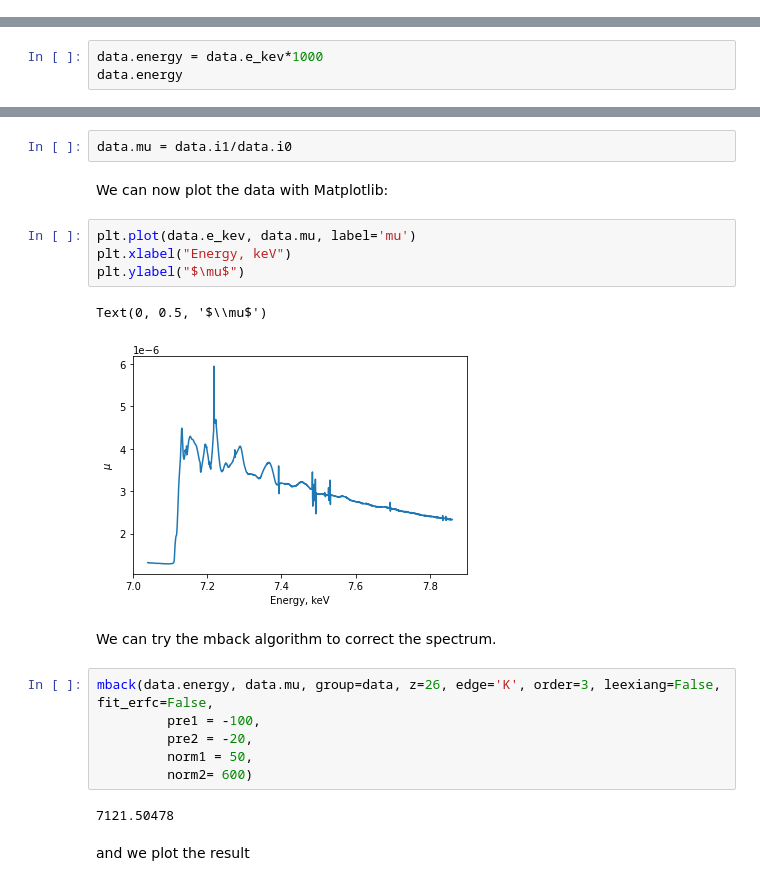
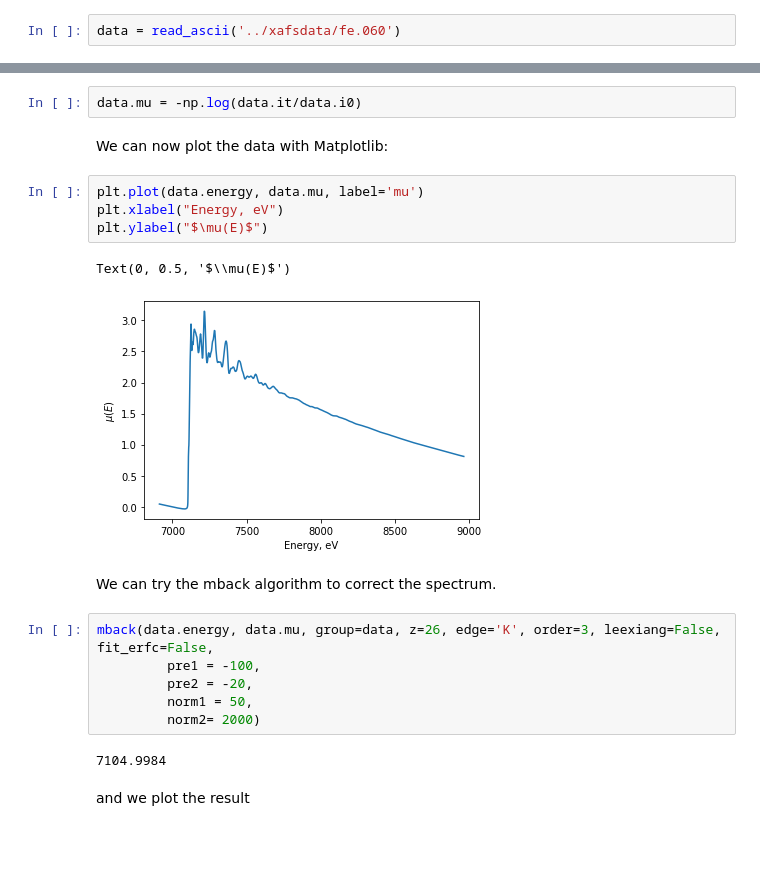
Before and after one commit to xraypy/xraylarch, a Jupyter notebook: examples/Jupyter/Fe-treatment.ipynb, the cells around one changed output, grey strips where cells are left out. Saved outputs shown, nothing was run; the diff lists cells and outputs as text; blank space fills up the shorter version.

Commit message:
modified notebook and data

```diff
--- a/examples/Jupyter/Fe-treatment.ipynb
+++ b/examples/Jupyter/Fe-treatment.ipynb
@@ -32,5 +30,4 @@ data = read_ascii('./Fe_foil_Ruffoni.DAT')
+# %%
+data = read_ascii('../xafsdata/fe.060')
 # %% [markdown]
 We can access the energy:
-# %%
-data.energy = data.e_kev*1000
-data.energy
@@ -52,14 +40,14 @@ and calculate the absorbance spectrum:
 # %%
-data.mu = data.i1/data.i0
+data.mu = -np.log(data.it/data.i0)
 # %% [markdown]
 We can now plot the data with Matplotlib:
 # %%
-plt.plot(data.e_kev, data.mu, label='mu')
-plt.xlabel("Energy, keV")
-plt.ylabel("$\mu$")
+plt.plot(data.energy, data.mu, label='mu')
+plt.xlabel("Energy, eV")
+plt.ylabel("$\mu(E)$")
 # %% [output]
-Text(0, 0.5, '$\\mu$')
+Text(0, 0.5, '$\\mu(E)$')
-[figure, old version]
+[figure, new version]
 # %% [markdown]
 We can try the mback algorithm to correct the spectrum.
 # %%
@@ -67,9 +55,9 @@ mback(data.energy, data.mu, group=data, z=26, edge='K', order=3, leexiang=False,
          pre1 = -100,
          pre2 = -20,
          norm1 = 50,
-         norm2= 600)
+         norm2= 2000)
 # %% [output]
-7121.50478
+7104.9984
 # %% [markdown]
 and we plot the result
 # %%
```
Also changed, not shown: parts of 22 cells of this notebook, 1 other file.
